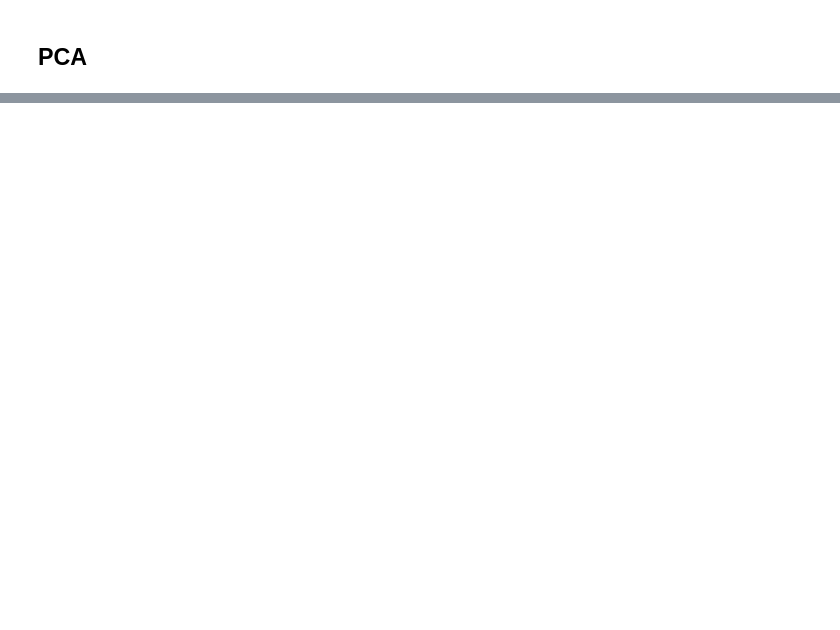
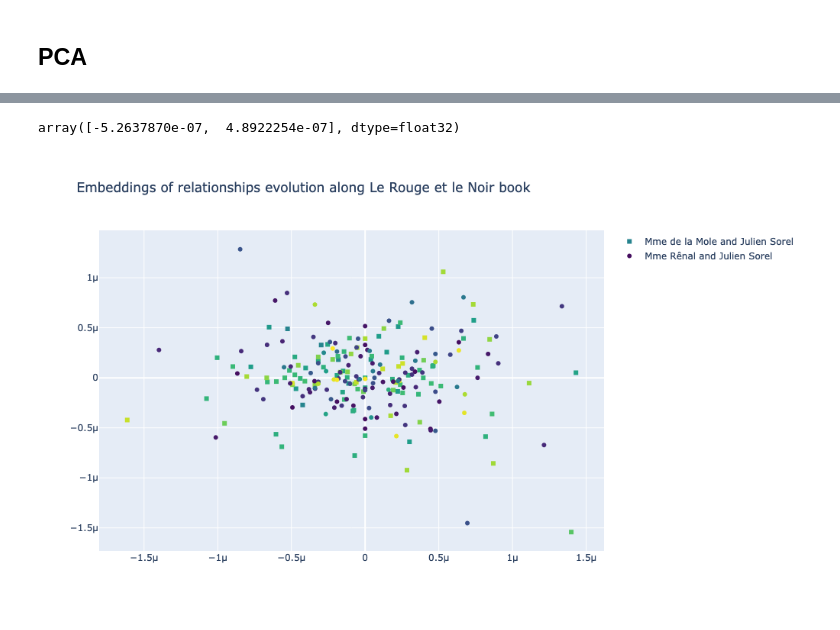
Before and after one commit to EloDoyard/sentiment-evolution-in-characters-network, a Jupyter notebook: scripts/interactions.ipynb, the cells around one changed output, grey strips where cells are left out. Saved outputs shown, nothing was run; the diff lists cells and outputs as text; code cells hidden in the pictures; blank space fills up the shorter version.

```diff
--- a/scripts/interactions.ipynb
+++ b/scripts/interactions.ipynb
@@ -159,14 +208,14 @@ from sklearn.decomposition import PCA
-# %%
-renal_sorel_pca = []
-for emb in tqdm(renal_sorel) :
-    pca = PCA(n_components=2, svd_solver = 'arpack')
-    temp = pd.DataFrame(emb[0])
-    components = pca.fit_transform(temp)
-    renal_sorel_pca.append(components)
+# %%
+renal_sorel_pca = []
+for emb in tqdm(renal_sorel) :
+    pca = PCA(n_components=3, svd_solver = 'arpack')
+    temp = pd.DataFrame(emb[0])
+    components = pca.fit_transform(temp)
+    renal_sorel_pca.append(components)
 # %%
 mole_sorel_pca = []
 for emb in tqdm(mole_sorel) :
-    pca = PCA(n_components=2, svd_solver = 'arpack')
+    pca = PCA(n_components=3, svd_solver = 'arpack')
     temp = pd.DataFrame(emb[0])
     components = pca.fit_transform(temp)
     mole_sorel_pca.append(components)
@@ -219,0 +261,24 @@ fig.show()
+# %%
+np.mean(mole_sorel_pca[0], axis = 0)
+# %% [output]
+array([-5.2637870e-07,  4.8922254e-07], dtype=float32)
+# %%
+fig = make_subplots(rows=1, cols=1, column_widths= [2000], row_heights=[800])
+
+mole_sorel_df = pd.DataFrame([np.mean(x, axis = 0) for x in mole_sorel_pca])
+renal_sorel_df = pd.DataFrame([np.mean(x, axis = 0) for x in renal_sorel_pca])
+
+fig.add_trace(
+    go.Scatter(x = mole_sorel_df[0], y = mole_sorel_df[1], mode='markers', marker = dict (
+        color=interactions_df.iloc[1].index_interactions, colorscale = 'viridis', symbol = 'square', cmax = len(narration), cmin = 0),
+               name = "Mme de la Mole and Julien Sorel"), row = 1, col = 1)
+
+fig.add_trace(
+    go.Scatter(x = renal_sorel_df[0], y = renal_sorel_df[1], mode='markers', marker = dict (
+        color=interactions_df.iloc[0].index_interactions, colorscale = 'viridis', cmax = len(narration), cmin = 0),
+               name = 'Mme Rênal and Julien Sorel'), row = 1, col = 1)
+
+fig.update_layout(height=600, width=1000, title_text="Embeddings of relationships evolution along Le Rouge et le Noir book")
+fig.show()
+# %% [output]
+[figure, added]
```
Also changed, not shown: parts of 27 cells of this notebook, 3 other files.
